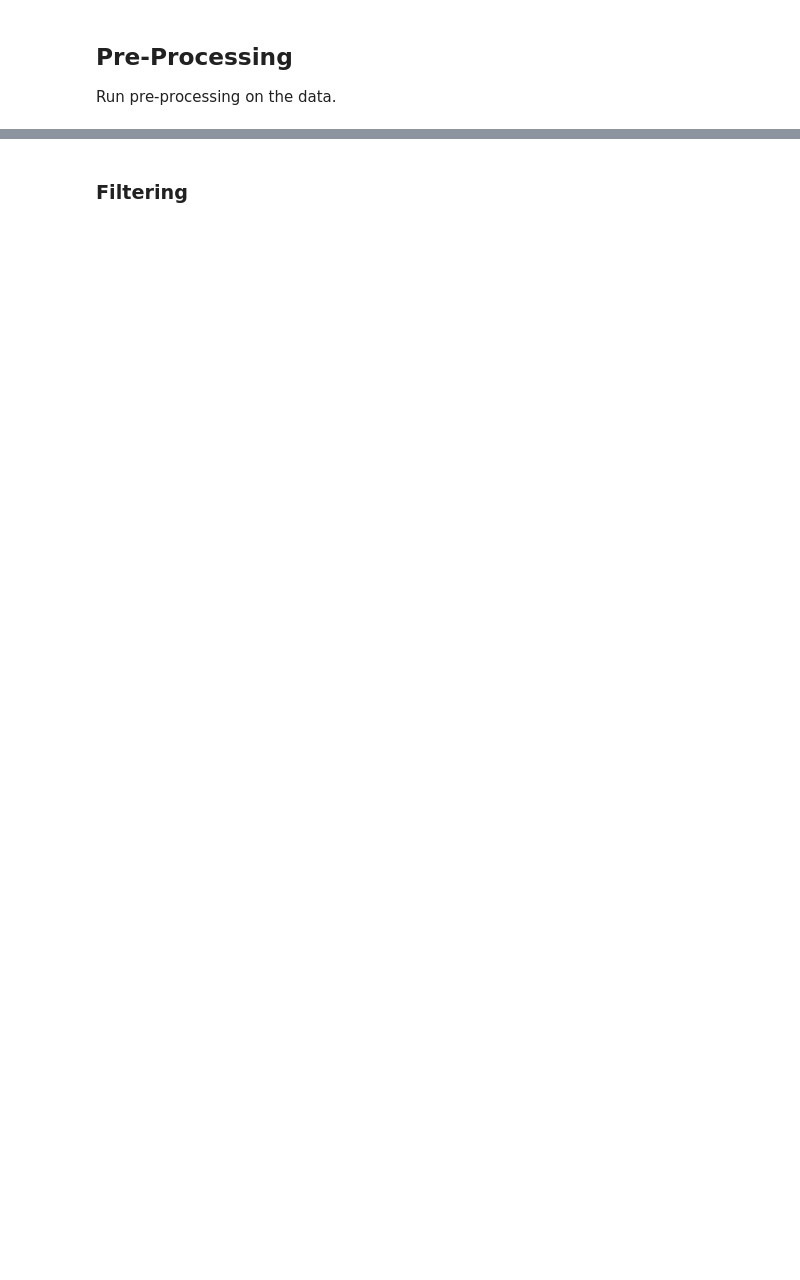
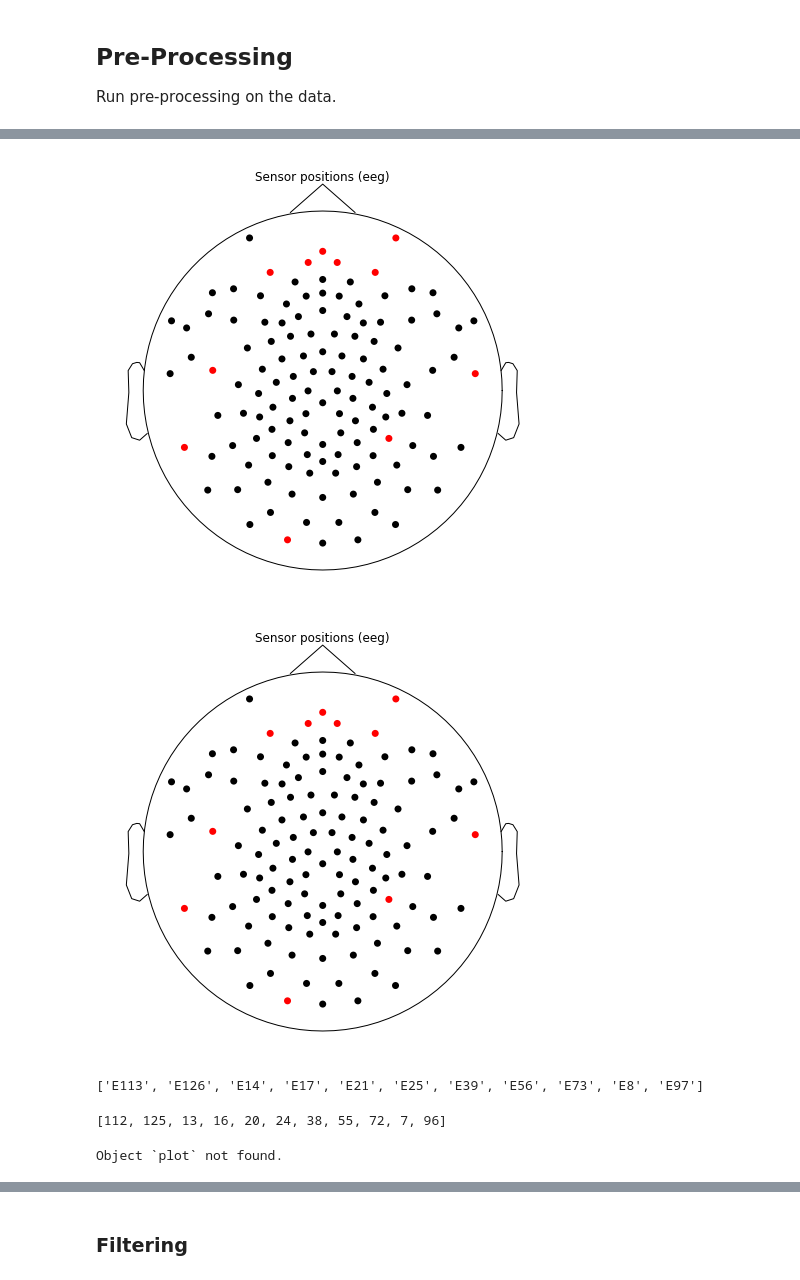
Before and after one commit to TomDonoghue/HyperEEG, a Jupyter notebook: notebooks/01-EEGProcessing.ipynb, the cells around one changed output, grey strips where cells are left out. Saved outputs shown, nothing was run; the diff lists cells and outputs as text; code cells hidden in the pictures; blank space fills up the shorter version.

```diff
--- a/notebooks/01-EEGProcessing.ipynb
+++ b/notebooks/01-EEGProcessing.ipynb
@@ -155,0 +195,4 @@ Applying a custom EEG reference.
+# %%
+# High pass filter
+for raw in block_objects:
+    raw.filter(l_freq=0.1, h_freq=15, fir_design='firwin')
@@ -155,0 +242,3 @@ Applying a custom EEG reference.
+# %%
+# Epoch data
+epochs_list = [mne.Epochs(raw, mne.find_events(raw), event_id=targets) for raw in block_objects]
@@ -155,0 +263,2 @@ Applying a custom EEG reference.
+# %%
+epochs = mne.concatenate_epochs(epochs_list)
@@ -155,0 +280,9 @@ Applying a custom EEG reference.
+# %%
+epochs.plot_sensors()
+# %% [output]
+[figure, added]
+[figure, added]
+# %%
+print(bad_channels)
+# %% [output]
+['E113', 'E126', 'E14', 'E17', 'E21', 'E25', 'E39', 'E56', 'E73', 'E8', 'E97']
@@ -155,0 +294,8 @@ Applying a custom EEG reference.
+# %%
+bad_chis
+# %% [output]
+[112, 125, 13, 16, 20, 24, 38, 55, 72, 7, 96]
+# %%
+epochs.average().plot?
+# %% [output]
+Object `plot` not found.
```
Also changed, not shown: parts of 49 cells of this notebook.
